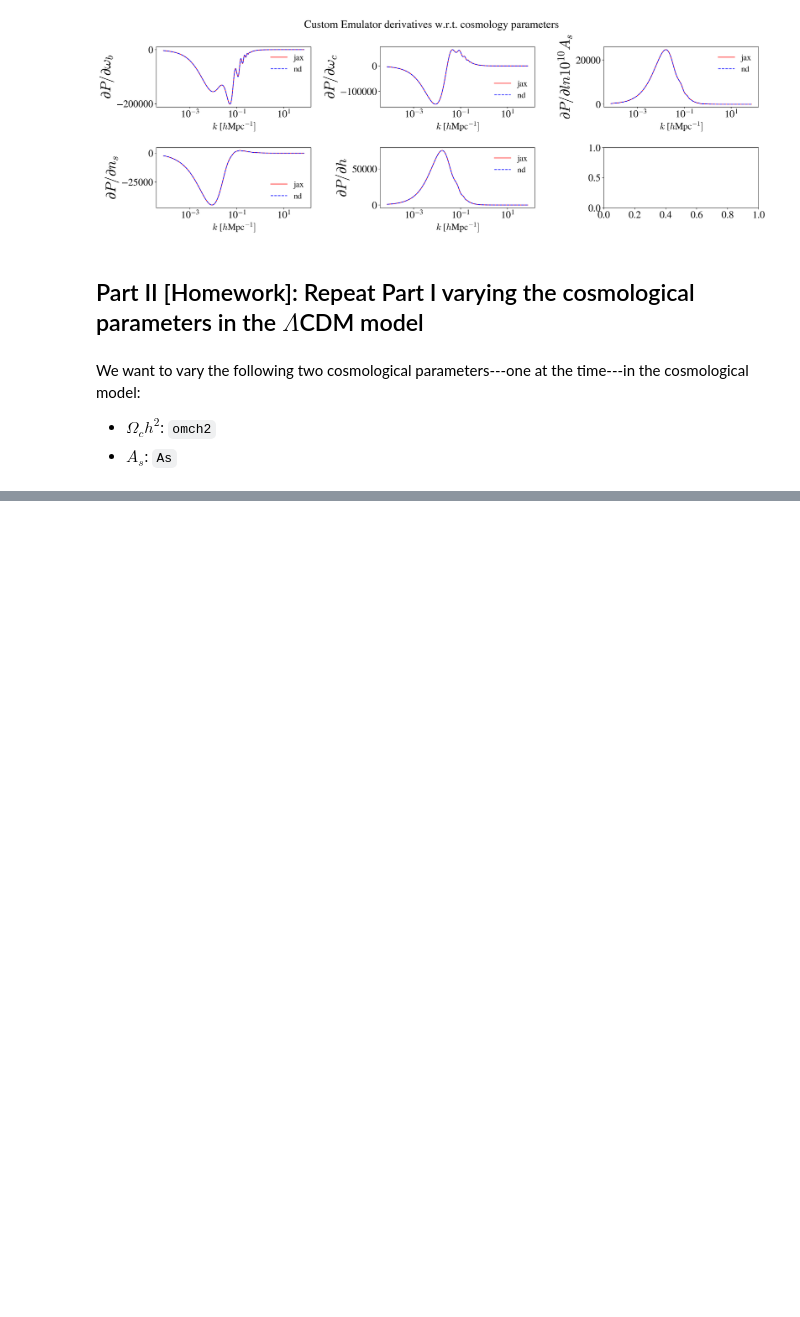
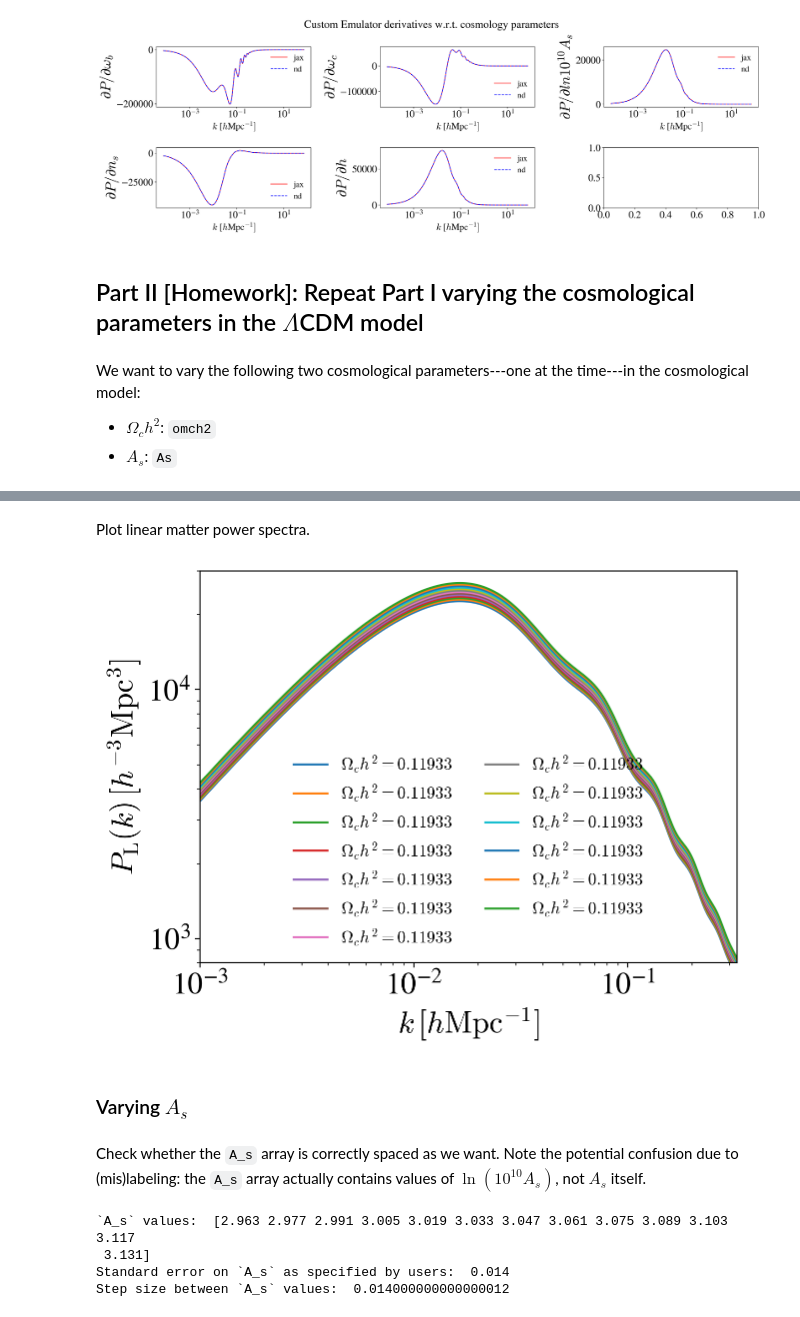
Before and after one commit to MinhMPA/cosmopower-jax-for-pfs, a Jupyter notebook: notebooks/emulate_pklin_and_its_derivatives_with_varying_cosmology.ipynb, the cells around one changed output, grey strips where cells are left out. Drawn from its saved outputs; the diff is of its cells as text; code cells hidden in the pictures; blank space fills up the shorter version.

```diff
--- a/notebooks/emulate_pklin_and_its_derivatives_with_varying_cosmology.ipynb
+++ b/notebooks/emulate_pklin_and_its_derivatives_with_varying_cosmology.ipynb
@@ -279,0 +268,18 @@ Compute and plot $P_L(k)$ and $dP_L(k)/d\theta$.
+# %%
+## P_lin parameters
+omch2_mean, omch2_std = 0.11933, 0.00091
+std_steps=6
+omch2_min, omch2_max = omch2_mean-std_steps*omch2_std, omch2_mean+std_steps*omch2_std
+### Number of values = 2*number of std steps in each direction + 1 central value
+omch2, omch2_step = jnp.linspace(omch2_min,omch2_max,num=2*std_steps+1,endpoint=True,retstep=True)
+h = 0.6766*jnp.ones_like(omch2)
+ombh2 = 0.02242*jnp.ones_like(omch2)
+n_s = 0.9665*jnp.ones_like(omch2)
+A_s = 3.047*jnp.ones_like(omch2) # ln(10^{10}A_s)
+## P_nonlin parameters
+A_b = 3.13*jnp.ones_like(omch2)
+eta_b = 0.603*jnp.ones_like(omch2)
+logT_AGN = 7.8*jnp.ones_like(omch2)
+
+# Redshift
+z = 0.0*jnp.ones_like(omch2)
@@ -279,0 +318,5 @@ Compute and plot $P_L(k)$ and $dP_L(k)/d\theta$.
+# %%
+custom_k = custom_emulator.modes
+%time custom_pk = custom_emulator.predict(custom_params_dict)
+cosmopower_pk=custom_pk
+print("Shape of output array:", cosmopower_pk.shape)
@@ -279,0 +327,19 @@ Compute and plot $P_L(k)$ and $dP_L(k)/d\theta$.
+# %% [markdown]
+Plot linear matter power spectra.
+# %%
+from matplotlib.ticker import PercentFormatter
+
+fig, ax = plt.subplots(constrained_layout=True)
+## Cycle color for each new line
+colors = plt.rcParams['axes.prop_cycle'].by_key()['color']
+for p in range(cosmopower_pk.shape[0]):
+    ax.loglog(custom_k/h[0], cosmopower_pk[p,:], c=colors[p % len(colors)], label = rf'$\Omega_c h^2={omch2[p]:.5f}$')
+ax.set_ylim(8e2,3e4)
+ax.set_xlim(1e-3,3.25e-1)
+ax.set_xlabel(r'$k\, [h\mathrm{Mpc}^{-1}]$')
+ax.set_ylabel(r'$P_{\mathrm{L}}(k)\, [h^{-3}\mathrm{Mpc}^3]$')
+ax.legend(fontsize=12, ncols=2, frameon=False);
+# %% [output]
+[figure, added]
+# %% [markdown]
+### Varying $A_s$
@@ -279,0 +363,12 @@ Compute and plot $P_L(k)$ and $dP_L(k)/d\theta$.
+# %% [markdown]
+Check whether the `A_s` array is correctly spaced as we want. Note the potential confusion due to (mis)labeling: the `A_s` array actually contains values of $\ln(10^{10}A_s)$, not $A_s$ itself.
+# %%
+jnp.set_printoptions(precision=3)
+print("`A_s` values: ", A_s)
+print("Standard error on `A_s` as specified by users: ", A_s_std)
+print("Step size between `A_s` values: ", A_s_step)
+# %% [output]
+`A_s` values:  [2.963 2.977 2.991 3.005 3.019 3.033 3.047 3.061 3.075 3.089 3.103 3.117
+ 3.131]
+Standard error on `A_s` as specified by users:  0.014
+Step size between `A_s` values:  0.014000000000000012
```
Also changed, not shown: parts of 23 cells of this notebook.
